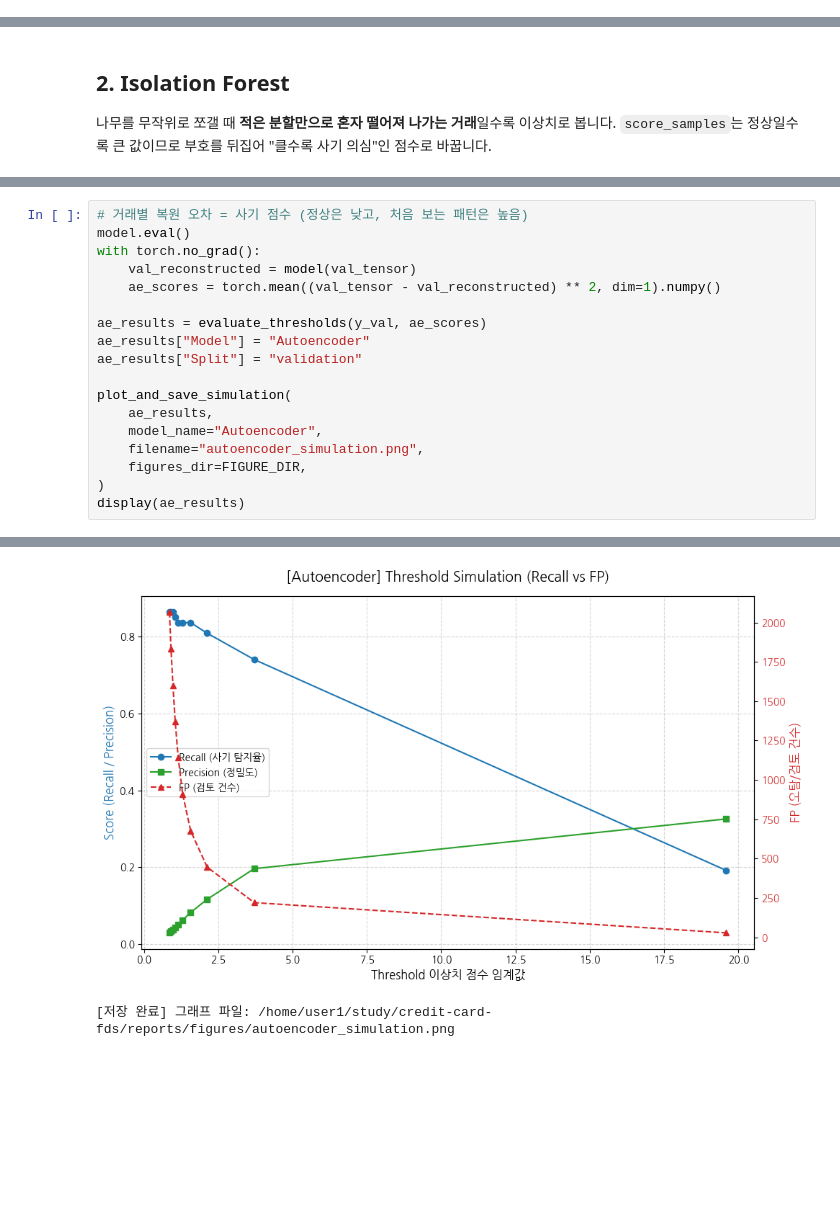
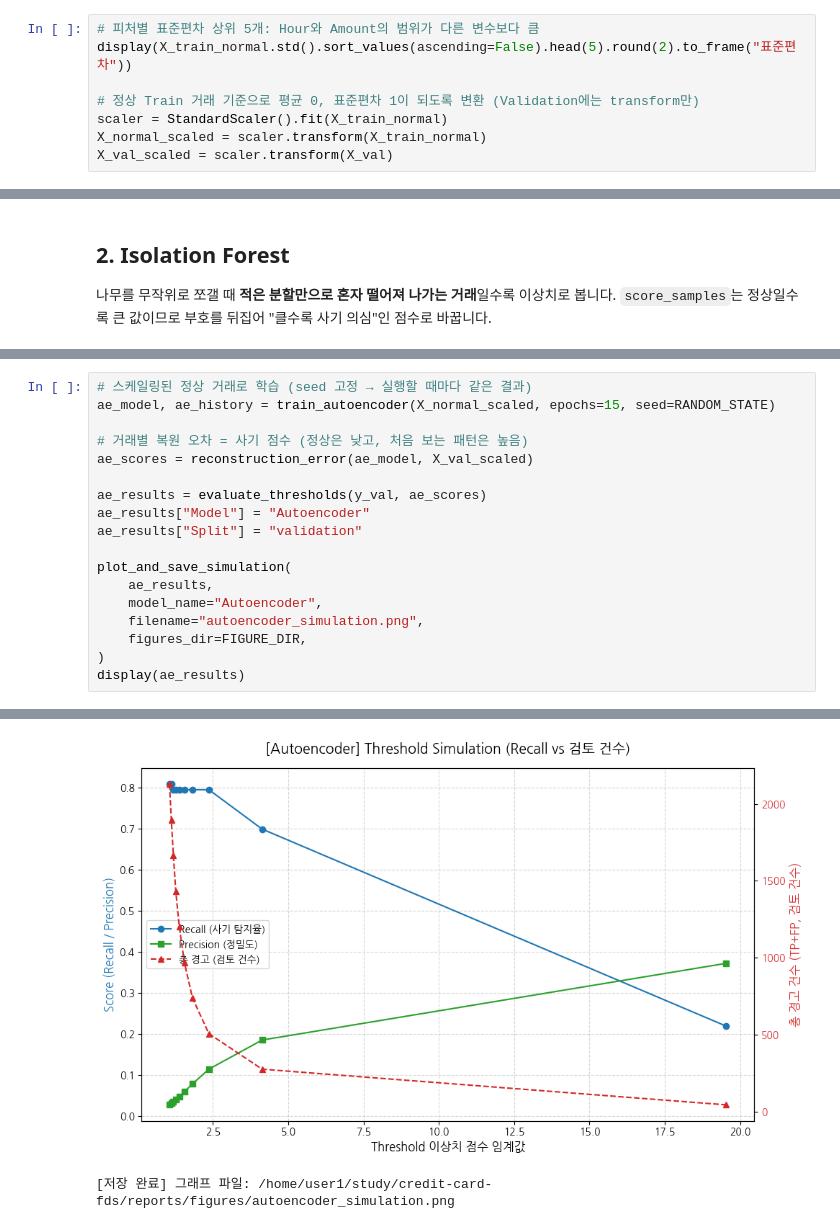
Before and after one commit to credit-card-fds/credit-card-fds, a Jupyter notebook: experiments/unsupervised_anomaly.ipynb, the cells around one changed output, grey strips where cells are left out. Saved outputs shown, nothing was run; the diff lists cells and outputs as text; blank space fills up the shorter version.

```diff
--- a/experiments/unsupervised_anomaly.ipynb
+++ b/experiments/unsupervised_anomaly.ipynb
@@ -52,0 +60,8 @@ print(f"정상 학습 데이터 크기: {X_train_normal.shape}")
+# %%
+# 피처별 표준편차 상위 5개: Hour와 Amount의 범위가 다른 변수보다 큼
+display(X_train_normal.std().sort_values(ascending=False).head(5).round(2).to_frame("표준편차"))
+
+# 정상 Train 거래 기준으로 평균 0, 표준편차 1이 되도록 변환 (Validation에는 transform만)
+scaler = StandardScaler().fit(X_train_normal)
+X_normal_scaled = scaler.transform(X_train_normal)
+X_val_scaled = scaler.transform(X_val)
@@ -151,9 +185,9 @@ Epoch 15/15 | 평균 복원 오차: 0.4202
 # %%
+# 스케일링된 정상 거래로 학습 (seed 고정 → 실행할 때마다 같은 결과)
+ae_model, ae_history = train_autoencoder(X_normal_scaled, epochs=15, seed=RANDOM_STATE)
+
 # 거래별 복원 오차 = 사기 점수 (정상은 낮고, 처음 보는 패턴은 높음)
-model.eval()
-with torch.no_grad():
-    val_reconstructed = model(val_tensor)
-    ae_scores = torch.mean((val_tensor - val_reconstructed) ** 2, dim=1).numpy()
+ae_scores = reconstruction_error(ae_model, X_val_scaled)
 
 ae_results = evaluate_thresholds(y_val, ae_scores)
 ae_results["Model"] = "Autoencoder"
@@ -170,3 +219,3 @@ display(ae_results)
-[figure, old version]
+[figure, new version]
-[저장 완료] 그래프 파일: /home/user1/study/credit-card-fds/reports/figures/autoencoder_simulation.png
+[저장 완료] 그래프 파일: /home/user1/study/credit-card-fds/reports/figures/autoencoder_simulation.png
 |  | Threshold | Recall | Precision | F1-Score | TP (사기 탐지) | FP (오탐/검토 대상) | FN (놓친 사기) | Total Flagged (총 경고) | ... |
```
Also changed, not shown: parts of 21 cells of this notebook, 19 other files.
